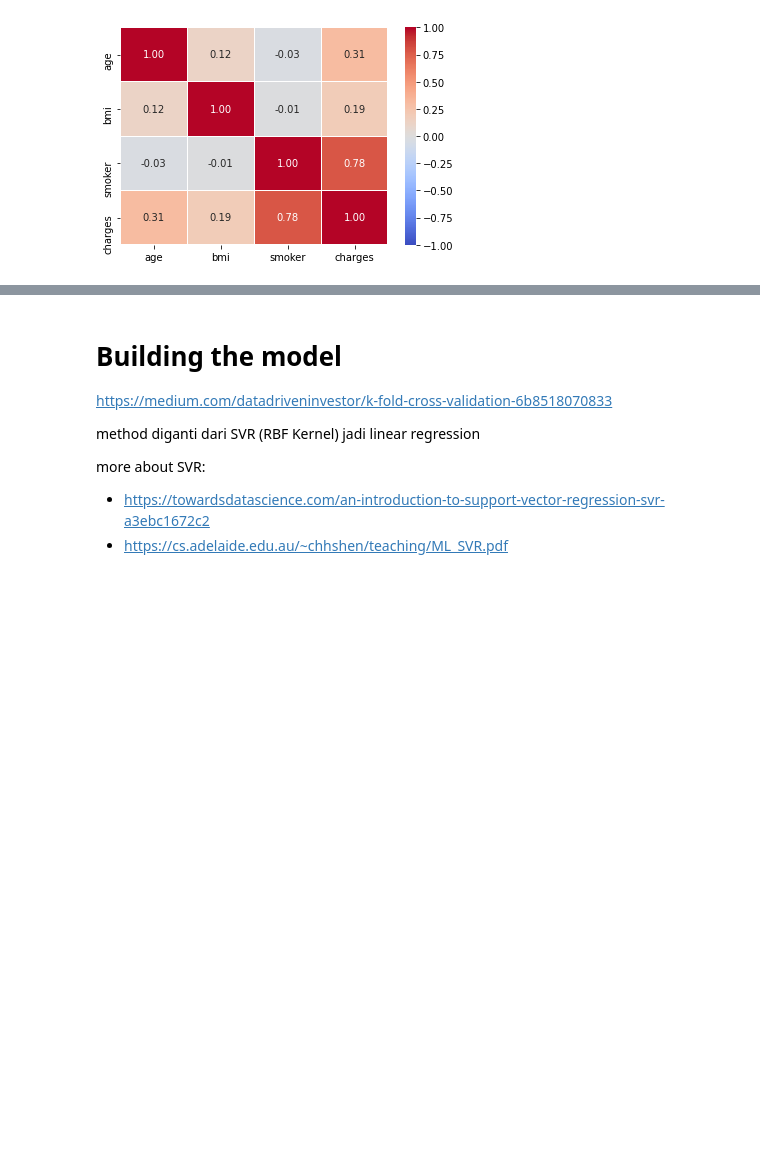
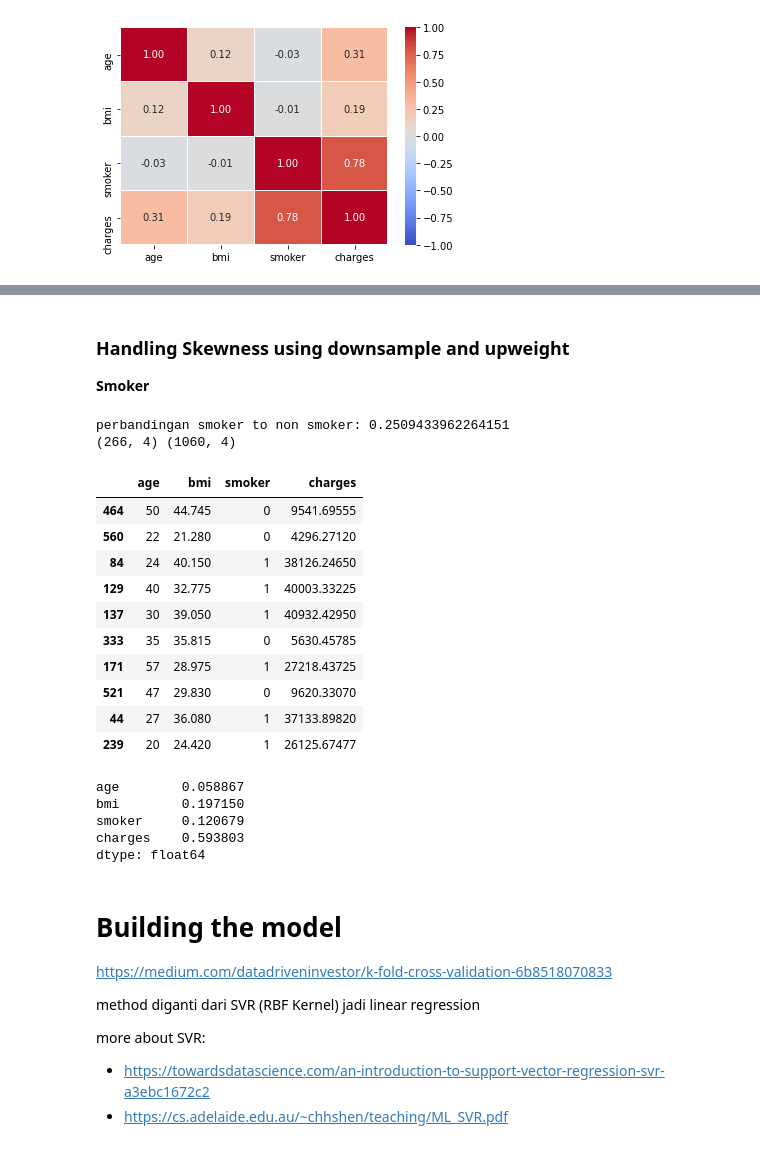
Before and after one commit to pvannyamelia/dsc_kuliah, a Jupyter notebook: data_science/capstone/_capstone K-Means Clustering.ipynb, the cells around one changed output, grey strips where cells are left out. Saved outputs shown, nothing was run; the diff lists cells and outputs as text; code cells hidden in the pictures; blank space fills up the shorter version.

```diff
--- a/data_science/capstone/_capstone.ipynb
+++ b/data_science/capstone/_capstone K-Means Clustering.ipynb
@@ -217,3 +256,40 @@ sns.heatmap(corr1, vmin=-1, vmax=1, cmap = 'coolwarm', annot=True, fmt='.2f', li
+# %% [markdown]
+### Handling Skewness using downsample and upweight
+
+**Smoker**
+# %%
+smoker = df1[df1['smoker']==1]
+nonSmoker = df1[df1['smoker']==0]
+print("perbandingan smoker to non smoker:", len(smoker)/len(nonSmoker))
+print(smoker.shape, nonSmoker.shape)
+# %% [output]
+perbandingan smoker to non smoker: 0.2509433962264151
+(266, 4) (1060, 4)
+# %%
+nonSmoker_selected = nonSmoker.sample(n=300, random_state = 42)
+dfUsed = smoker.append(nonSmoker_selected, ignore_index = True)
+# %%
+dfUsed.sample(10)
+# %% [output]
+|  | age | bmi | smoker | charges |
+| 464 | 50 | 44.745 | 0 | 9541.69555 |
+| 560 | 22 | 21.280 | 0 | 4296.27120 |
+| 84 | 24 | 40.150 | 1 | 38126.24650 |
+| 129 | 40 | 32.775 | 1 | 40003.33225 |
+| 137 | 30 | 39.050 | 1 | 40932.42950 |
+| 333 | 35 | 35.815 | 0 | 5630.45785 |
+| 171 | 57 | 28.975 | 1 | 27218.43725 |
+| 521 | 47 | 29.830 | 0 | 9620.33070 |
+| 44 | 27 | 36.080 | 1 | 37133.89820 |
+| 239 | 20 | 24.420 | 1 | 26125.67477 |
+# %%
+dfUsed.skew()
+# %% [output]
+age        0.058867
+bmi        0.197150
+smoker     0.120679
+charges    0.593803
+dtype: float64
 # %% [markdown]
 # Building the model
 
```
Also changed, not shown: parts of 19 cells of this notebook, 4 other files.
